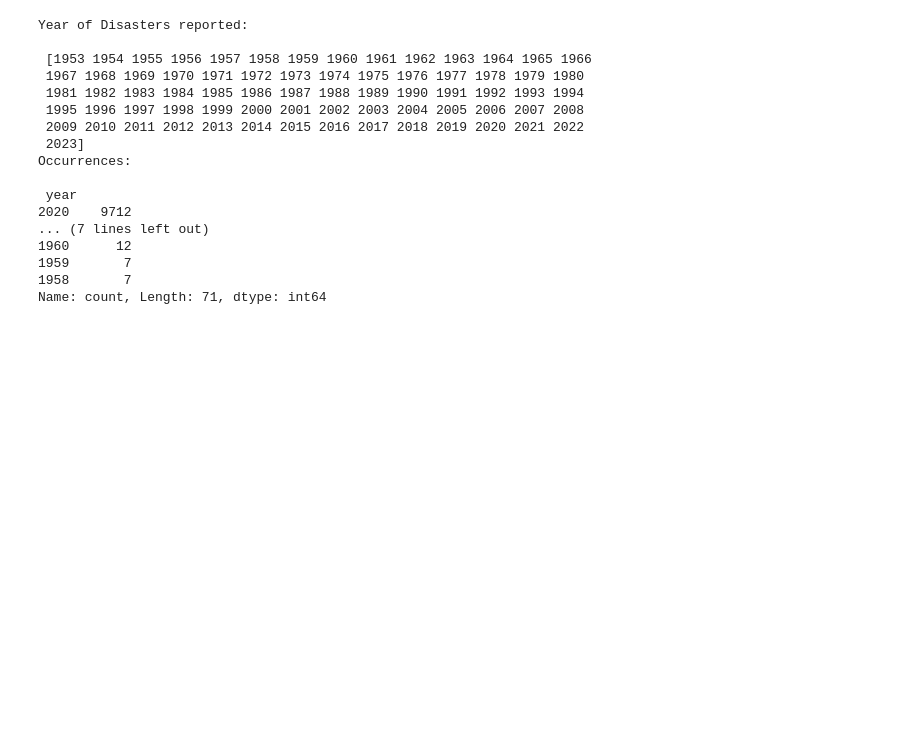
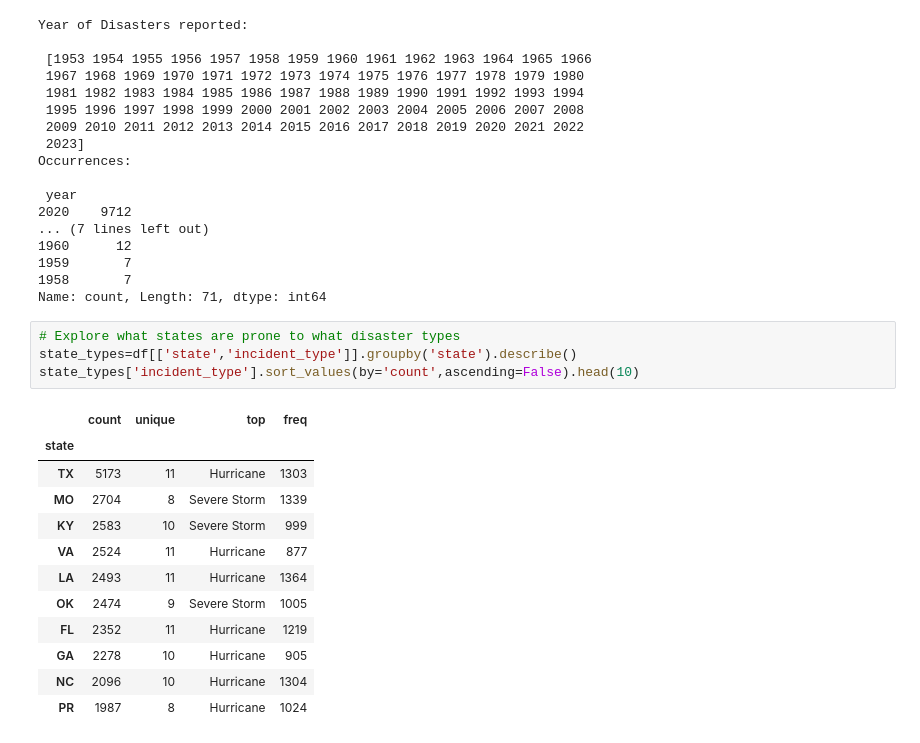
Before and after one commit to helloklow/natural_disasters, a Jupyter notebook: notebooks/low_data_wrangling.ipynb, the cells around one changed output. Cells and saved outputs as stored; diff of their text form; blank space fills up the shorter version.

```diff
--- a/notebooks/low_data_wrangling.ipynb
+++ b/notebooks/low_data_wrangling.ipynb
@@ -259,3 +259,20 @@ Occurrences:
 1959       7
 1958       7
 Name: count, Length: 71, dtype: int64
+# %%
+# Explore what states are prone to what disaster types
+state_types=df[['state','incident_type']].groupby('state').describe()
+state_types['incident_type'].sort_values(by='count',ascending=False).head(10)
+# %% [output]
+|  | count | unique | top | freq |
+| state |  |  |  |  |
+| TX | 5173 | 11 | Hurricane | 1303 |
+| MO | 2704 | 8 | Severe Storm | 1339 |
+| KY | 2583 | 10 | Severe Storm | 999 |
+| VA | 2524 | 11 | Hurricane | 877 |
+| LA | 2493 | 11 | Hurricane | 1364 |
+| OK | 2474 | 9 | Severe Storm | 1005 |
+| FL | 2352 | 11 | Hurricane | 1219 |
+| GA | 2278 | 10 | Hurricane | 905 |
+| NC | 2096 | 10 | Hurricane | 1304 |
+| PR | 1987 | 8 | Hurricane | 1024 |
```
Also changed, not shown: parts of 5 cells of this notebook.
